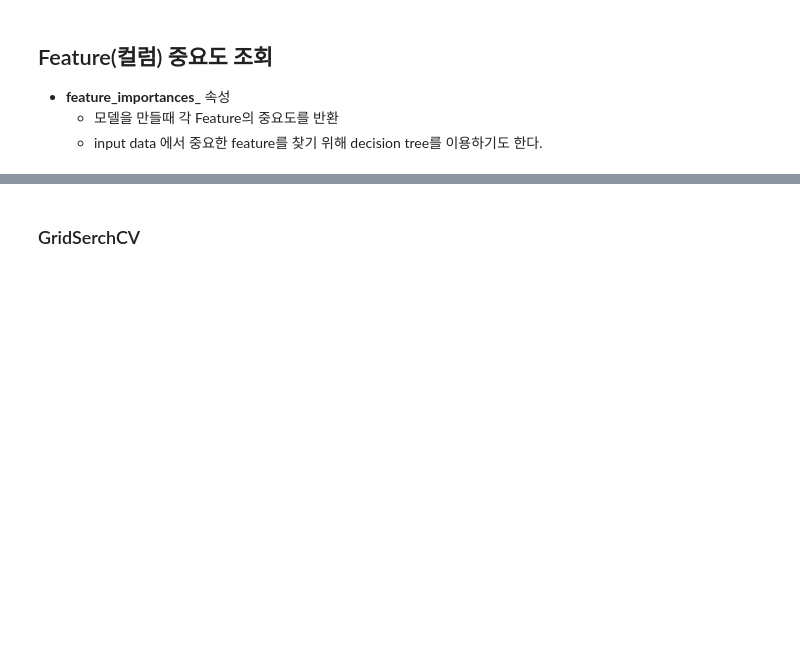
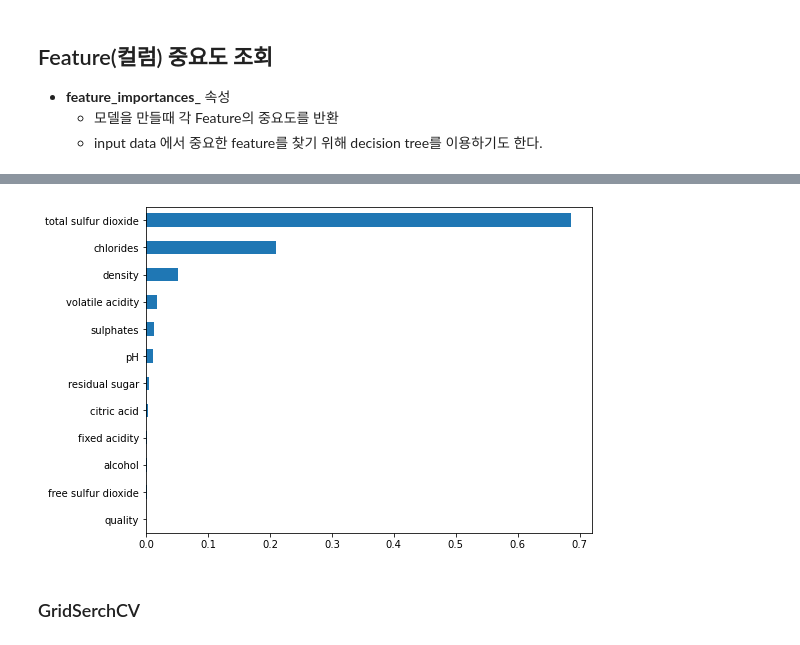
Before and after one commit to purple-cabbage0030/class_review, a Jupyter notebook: 11.MachineLearning/09_결정트리와 랜덤포레스트.ipynb, the cells around one changed output, grey strips where cells are left out. Cells and saved outputs as stored; diff of their text form; code cells hidden in the pictures; blank space fills up the shorter version.

```diff
--- a/11.MachineLearning/09_결정트리와 랜덤포레스트.ipynb
+++ b/11.MachineLearning/09_결정트리와 랜덤포레스트.ipynb
@@ -65,0 +198,4 @@
+# %%
+# 각각 feature의 중요도 확인: 학습이 끝난 tree 모델.feature_importances_ 라는 속성 이용
+fi = tree.feature_importances_
+fi   # feature별 중요도를 feature 순서대로 배열로 보여줌
@@ -65,0 +206,3 @@
+# %%
+fi_s = pd.Series(fi, index=X.columns)
+fi_s.sort_values()
@@ -66,2 +223,7 @@
+# %%
+fi_s.sort_values().plot(kind='barh', figsize=(8,6))
+plt.show()
+# %% [output]
+[figure, added]
 # %% [markdown]
 ### GridSerchCV
```
Also changed, not shown: parts of 19 cells of this notebook.
